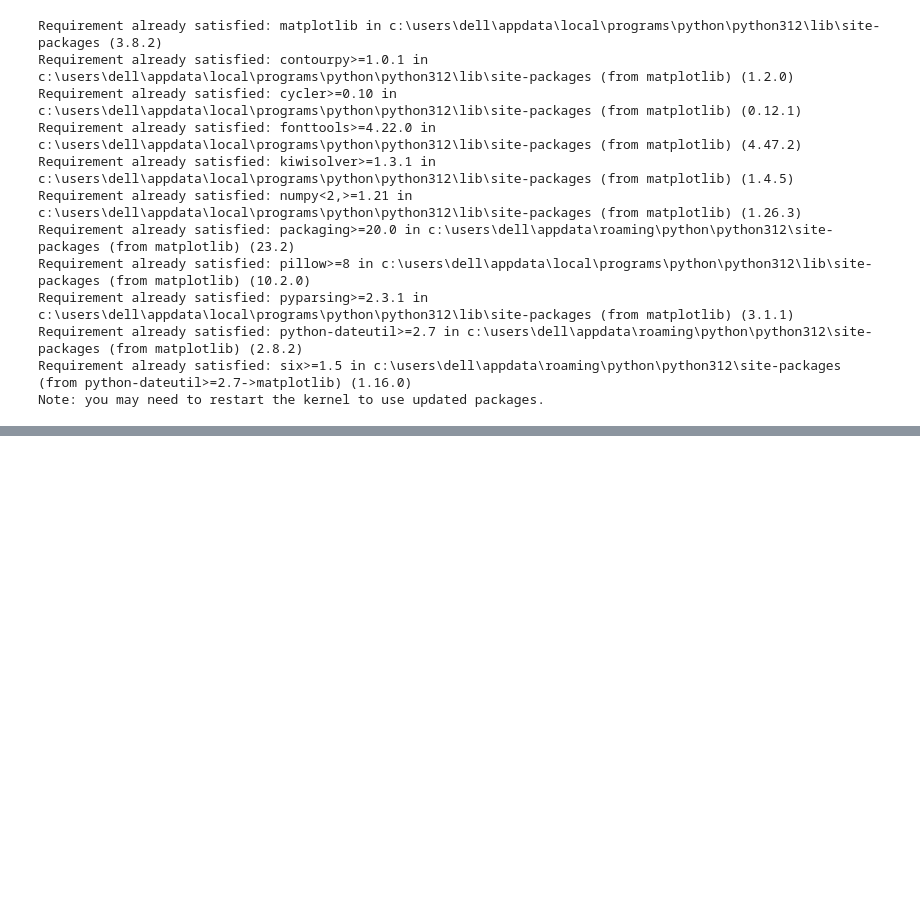
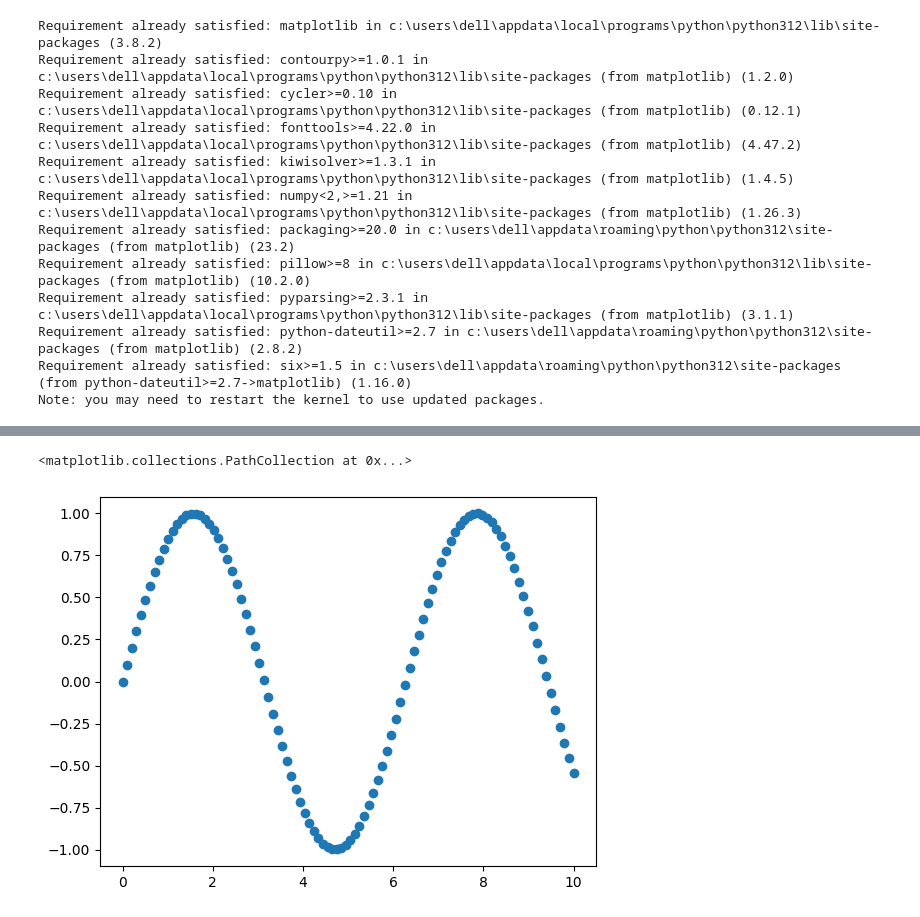
Before and after one commit to daemonX10/Machine-Learning, a Jupyter notebook: Visualization/Matplotlib.ipynb, the cells around one changed output, grey strips where cells are left out. Drawn from its saved outputs; the diff is of its cells as text; code cells hidden in the pictures; blank space fills up the shorter version.

```diff
--- a/Visualization/Matplotlib.ipynb
+++ b/Visualization/Matplotlib.ipynb
@@ -57,0 +96,5 @@ Text(0.5, 1.0, 'This is a title')
+# %%
+plt.scatter(x,y)
+# %% [output]
+<matplotlib.collections.PathCollection at 0x...>
+[figure, added]
```
Also changed, not shown: parts of 38 cells of this notebook, 1 other file.
